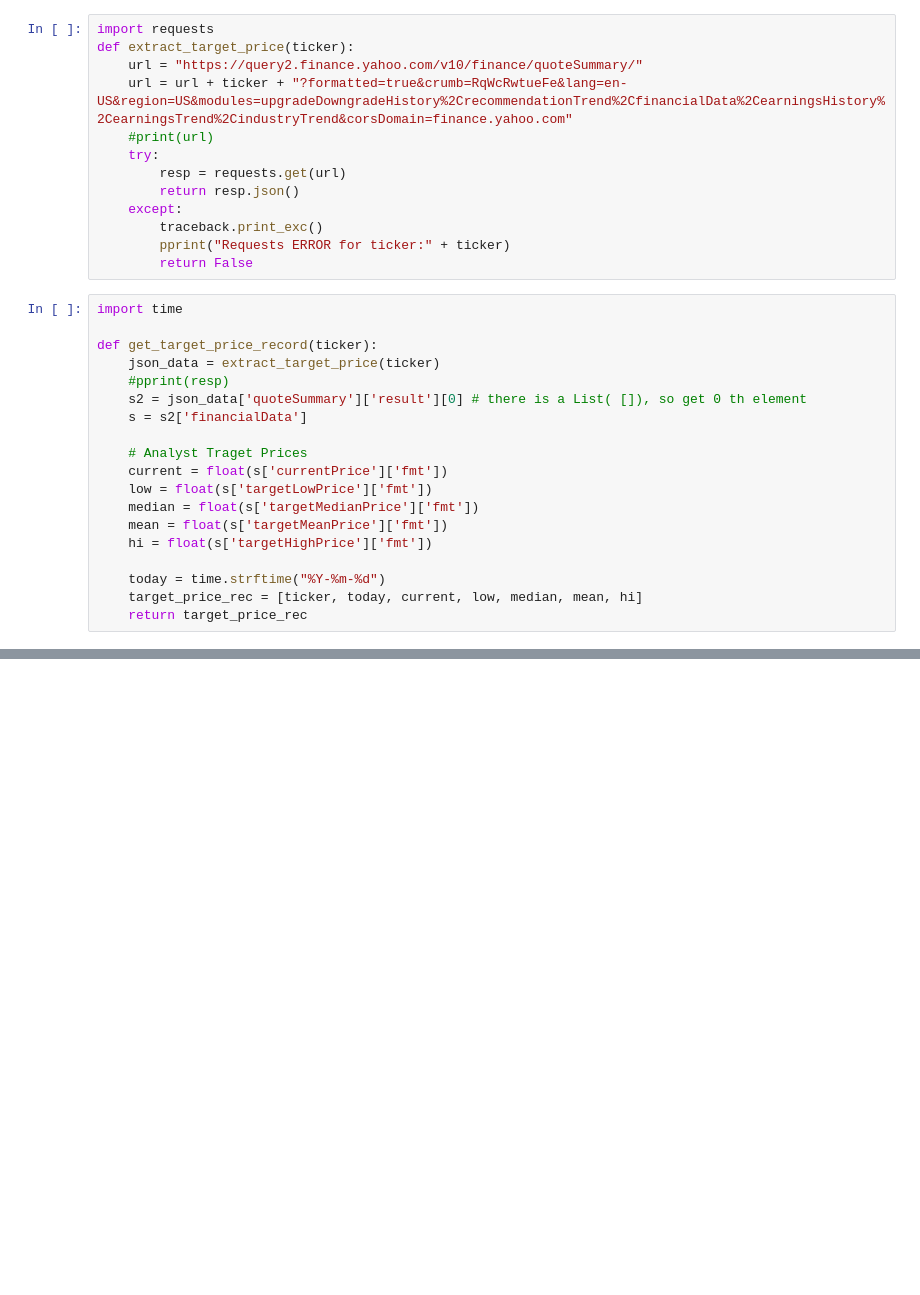
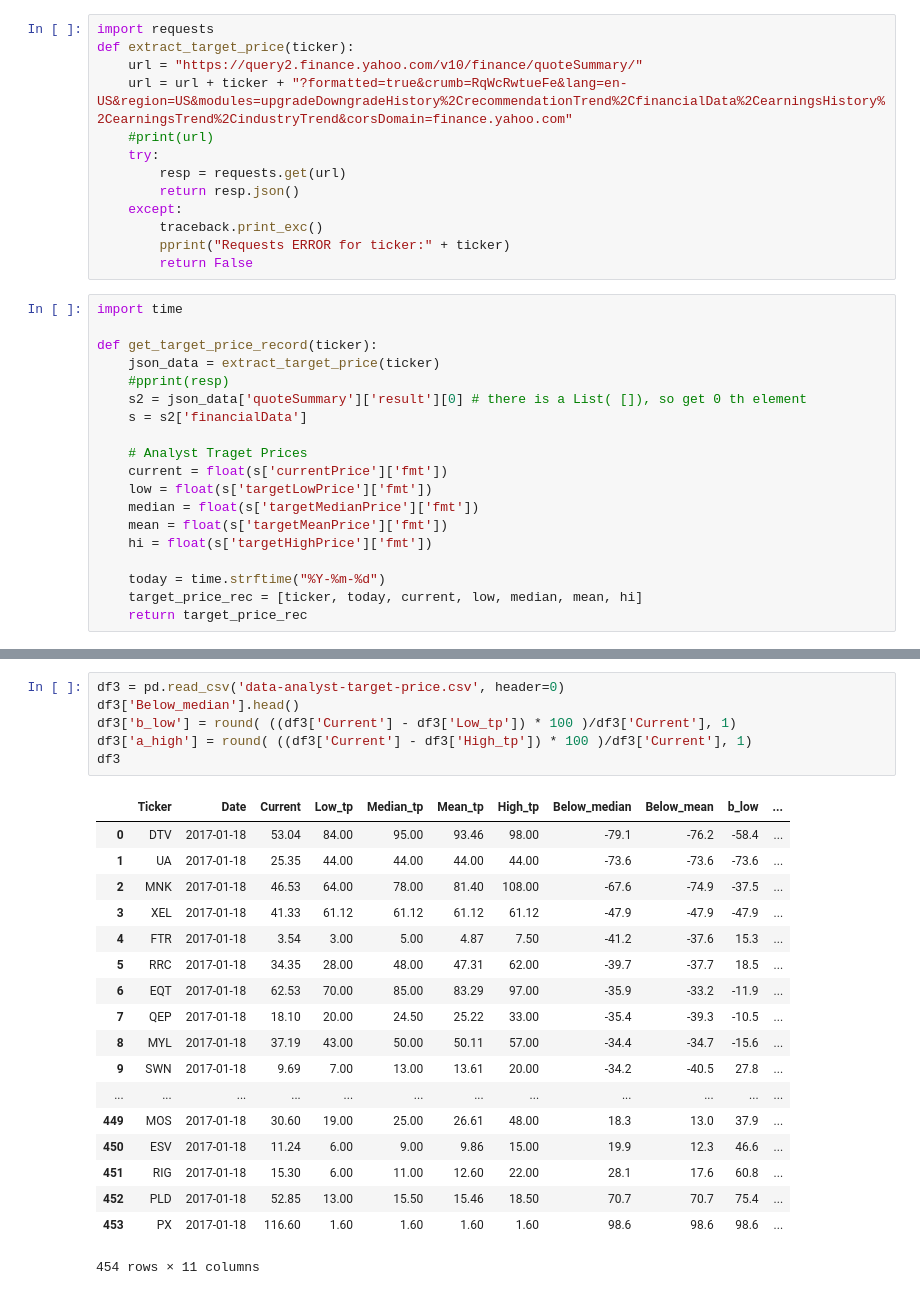
Before and after one commit to PostPCEra/Market_analysis, a Jupyter notebook: analyst_TargetPrice_extract.ipynb, the cells around one changed output, grey strips where cells are left out. Cells and saved outputs as stored; diff of their text form; blank space fills up the shorter version.

```diff
--- a/analyst_TargetPrice_extract.ipynb
+++ b/analyst_TargetPrice_extract.ipynb
@@ -97,0 +89,25 @@ create_target_price_masterfile()
+# %%
+df3 = pd.read_csv('data-analyst-target-price.csv', header=0)
+df3['Below_median'].head()
+df3['b_low'] = round( ((df3['Current'] - df3['Low_tp']) * 100 )/df3['Current'], 1)
+df3['a_high'] = round( ((df3['Current'] - df3['High_tp']) * 100 )/df3['Current'], 1)
+df3
+# %% [output]
+|  | Ticker | Date | Current | Low_tp | Median_tp | Mean_tp | High_tp | Below_median | Below_mean | b_low | ... |
+| 0 | DTV | 2017-01-18 | 53.04 | 84.00 | 95.00 | 93.46 | 98.00 | -79.1 | -76.2 | -58.4 | ... |
+| 1 | UA | 2017-01-18 | 25.35 | 44.00 | 44.00 | 44.00 | 44.00 | -73.6 | -73.6 | -73.6 | ... |
+| 2 | MNK | 2017-01-18 | 46.53 | 64.00 | 78.00 | 81.40 | 108.00 | -67.6 | -74.9 | -37.5 | ... |
+| 3 | XEL | 2017-01-18 | 41.33 | 61.12 | 61.12 | 61.12 | 61.12 | -47.9 | -47.9 | -47.9 | ... |
+| 4 | FTR | 2017-01-18 | 3.54 | 3.00 | 5.00 | 4.87 | 7.50 | -41.2 | -37.6 | 15.3 | ... |
+| 5 | RRC | 2017-01-18 | 34.35 | 28.00 | 48.00 | 47.31 | 62.00 | -39.7 | -37.7 | 18.5 | ... |
+| 6 | EQT | 2017-01-18 | 62.53 | 70.00 | 85.00 | 83.29 | 97.00 | -35.9 | -33.2 | -11.9 | ... |
+| 7 | QEP | 2017-01-18 | 18.10 | 20.00 | 24.50 | 25.22 | 33.00 | -35.4 | -39.3 | -10.5 | ... |
+| 8 | MYL | 2017-01-18 | 37.19 | 43.00 | 50.00 | 50.11 | 57.00 | -34.4 | -34.7 | -15.6 | ... |
+| 9 | SWN | 2017-01-18 | 9.69 | 7.00 | 13.00 | 13.61 | 20.00 | -34.2 | -40.5 | 27.8 | ... |
+| ... | ... | ... | ... | ... | ... | ... | ... | ... | ... | ... | ... |
+| 449 | MOS | 2017-01-18 | 30.60 | 19.00 | 25.00 | 26.61 | 48.00 | 18.3 | 13.0 | 37.9 | ... |
+| 450 | ESV | 2017-01-18 | 11.24 | 6.00 | 9.00 | 9.86 | 15.00 | 19.9 | 12.3 | 46.6 | ... |
+| 451 | RIG | 2017-01-18 | 15.30 | 6.00 | 11.00 | 12.60 | 22.00 | 28.1 | 17.6 | 60.8 | ... |
+| 452 | PLD | 2017-01-18 | 52.85 | 13.00 | 15.50 | 15.46 | 18.50 | 70.7 | 70.7 | 75.4 | ... |
+| 453 | PX | 2017-01-18 | 116.60 | 1.60 | 1.60 | 1.60 | 1.60 | 98.6 | 98.6 | 98.6 | ... |
+454 rows × 11 columns
```
Also changed, not shown: parts of 6 cells of this notebook.
